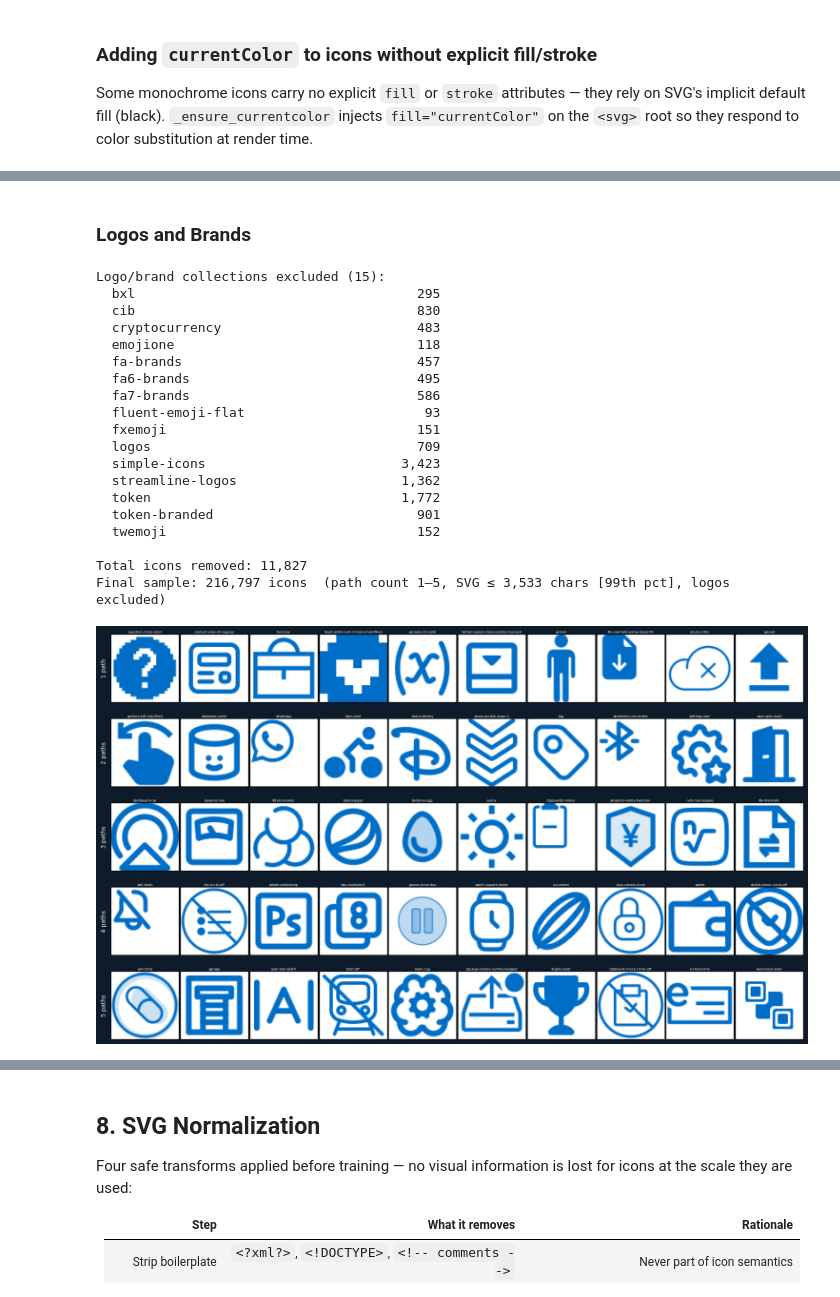
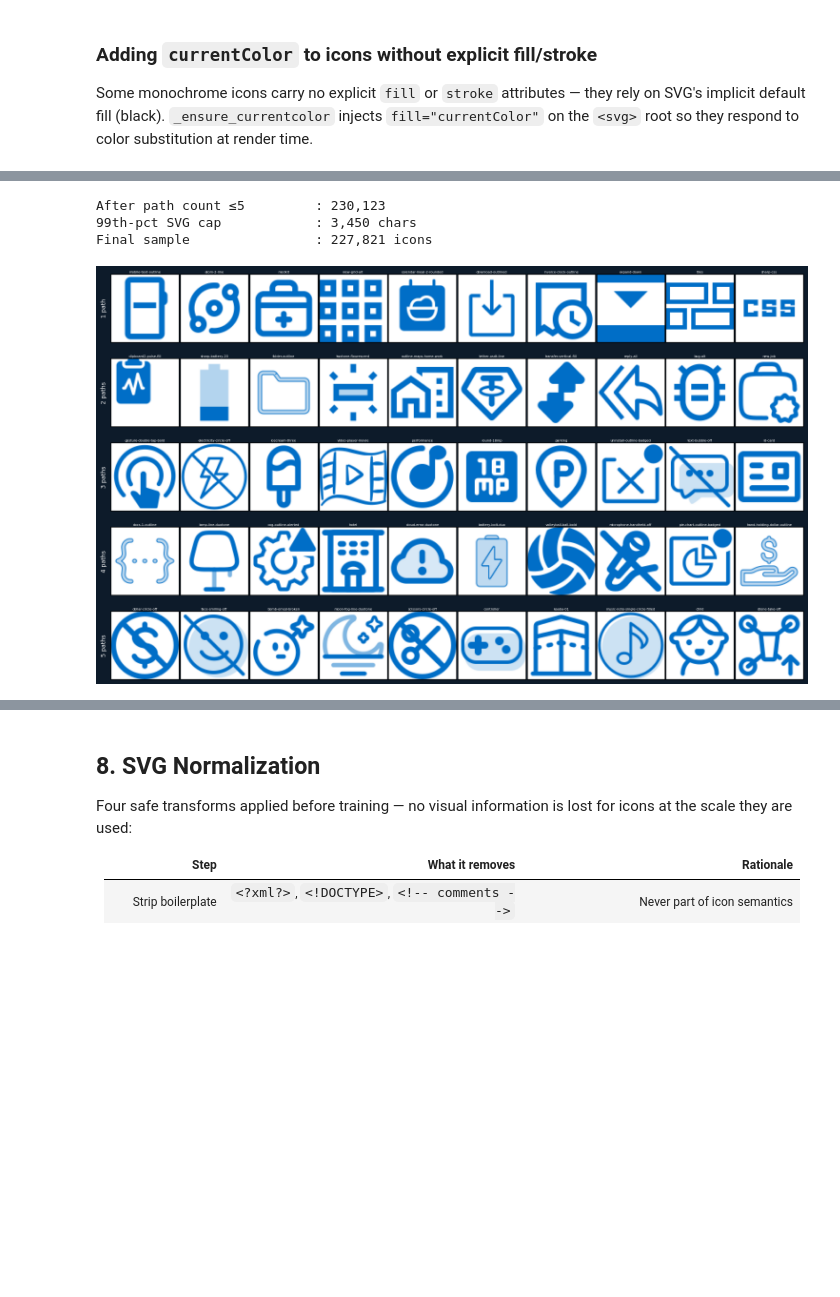
Before and after one commit to yauheniya-adesso/icongenai, a Jupyter notebook: notebooks/01_explore_filtered.ipynb, the cells around one changed output, grey strips where cells are left out. Saved outputs shown, nothing was run; the diff lists cells and outputs as text; code cells hidden in the pictures; blank space fills up the shorter version.

```diff
--- a/notebooks/01_explore_filtered.ipynb
+++ b/notebooks/01_explore_filtered.ipynb
@@ -531,38 +531,10 @@ Monochrome icons with no explicit fill (default black): 307
-# %% [markdown]
-### Logos and Brands
 # %%
-def _collection(r) -> str:
-    return r["icon_id"].split(":", 1)[0]
-
-# Identify logo/brand/flag/emoji collections by name pattern
-_all_collections = sorted({_collection(r) for r in _candidates})
-_LOGO_KEYWORDS   = ("logo", "brand", "flag", "emoji", "cryptocurrency", "token",
-                     "simple-icons", "cib", "fa-brands", "bxl")
-# Monochrome emoji sets are acceptable — keep them
-_LOGO_KEEP = {"emojione-monotone", "fluent-emoji-high-contrast"}
-_LOGO_COLLECTIONS = {
-    c for c in _all_collections
-    if any(kw in c.lower() for kw in _LOGO_KEYWORDS)
-    and c not in _LOGO_KEEP
-}
-
-print(f"Logo/brand collections excluded ({len(_LOGO_COLLECTIONS)}):")
-for c in sorted(_LOGO_COLLECTIONS):
-    n = sum(1 for r in _candidates if _collection(r) == c)
-    print(f"  {c:<35} {n:>6,}")
-
-n_before = sum(1 for r in _candidates if _collection(r) in _LOGO_COLLECTIONS)
-print(f"\nTotal icons removed: {n_before:,}")
-
-_svg_len_cap = int(np.percentile([len(r["svg"]) for r in _candidates], 99))
-final = [
-    r for r in _candidates
-    if r["path_count"] <= 5
-    and len(r["svg"]) <= _svg_len_cap
-    and _collection(r) not in _LOGO_COLLECTIONS
-]
-print(f"Final sample: {len(final):,} icons  "
-      f"(path count 1–5, SVG ≤ {_svg_len_cap:,} chars [99th pct], logos excluded)")
+_path_filtered = [r for r in _candidates if r["path_count"] <= 5]
+_svg_len_cap   = int(np.percentile([len(r["svg"]) for r in _path_filtered], 99))
+final = [r for r in _path_filtered if len(r["svg"]) <= _svg_len_cap]
+print(f"After path count ≤5         : {len(_path_filtered):,}")
+print(f"99th-pct SVG cap            : {_svg_len_cap:,} chars")
+print(f"Final sample                : {len(final):,} icons")
 
 def _svg_to_img_blue(svg_str: str, size: int = 80) -> np.ndarray:
     colored = svg_str.replace("currentColor", blue)
@@ -574,53 +546,37 @@ def _svg_to_img_blue(svg_str: str, size: int = 80) -> np.ndarray:
     )
     return np.array(Image.open(io.BytesIO(png)).convert("RGB"))
 
 n_rows, n_cols = 5, 10
 fig, axes = plt.subplots(n_rows, n_cols, figsize=(n_cols * 1.5, n_rows * 1.8), facecolor=dark_bg)
 fig.subplots_adjust(hspace=0.55, wspace=0.08)
 
 for row_i in range(n_rows):
     n_paths = row_i + 1
     pool = [r for r in final if r["path_count"] == n_paths]
     sample = random.sample(pool, min(n_cols, len(pool))) if pool else []
     for col_i in range(n_cols):
         ax = axes[row_i, col_i]
         ax.set_facecolor("white")
         for spine in ax.spines.values():
             spine.set_edgecolor(black)
             spine.set_linewidth(1.0)
         ax.set_xticks([])
         ax.set_yticks([])
         if col_i < len(sample):
             ax.imshow(_svg_to_img_blue(sample[col_i]["svg"]))
             name = sample[col_i]["icon_id"].split(":", 1)[-1]
             ax.set_title(name, fontsize=5, color=white, pad=2)
         if col_i == 0:
             ax.set_ylabel(f"{n_paths} path{'s' if n_paths > 1 else ''}", color=white, fontsize=9, labelpad=6)
 
 plt.tight_layout()
 plt.savefig("output/final_sample.png", dpi=300, bbox_inches="tight")
 plt.show()
 # %% [output]
-Logo/brand collections excluded (15):
-  bxl                                    295
-  cib                                    830
-  cryptocurrency                         483
-  emojione                               118
-  fa-brands                              457
-  fa6-brands                             495
-  fa7-brands                             586
-  fluent-emoji-flat                       93
-  fxemoji                                151
-  logos                                  709
-  simple-icons                         3,423
-  streamline-logos                     1,362
-  token                                1,772
-  token-branded                          901
-  twemoji                                152
-
-Total icons removed: 11,827
-Final sample: 216,797 icons  (path count 1–5, SVG ≤ 3,533 chars [99th pct], logos excluded)
+After path count ≤5         : 230,123
+99th-pct SVG cap            : 3,450 chars
+Final sample                : 227,821 icons
-[figure, old version]
+[figure, new version]
 # %%
 from scipy import stats
 
```
Also changed, not shown: parts of 11 cells of this notebook, 40 other files.
